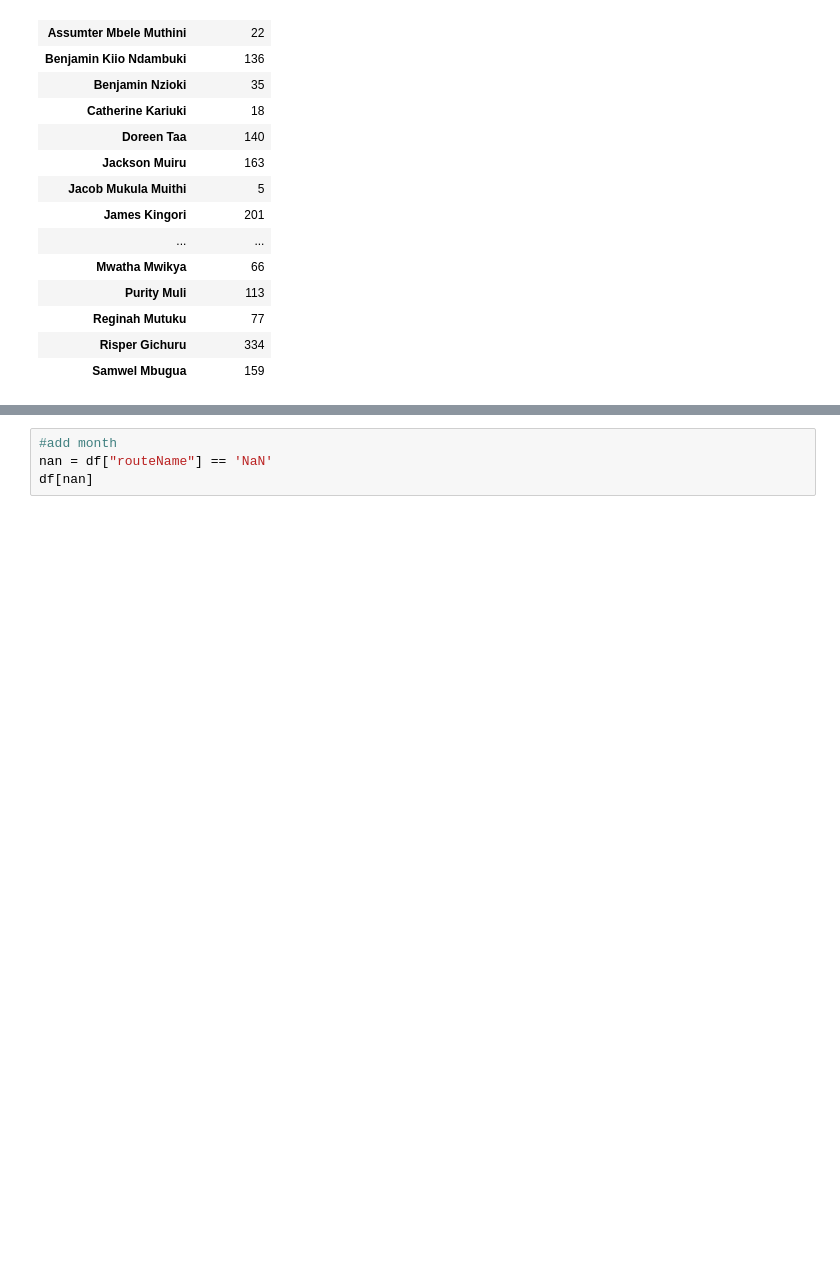
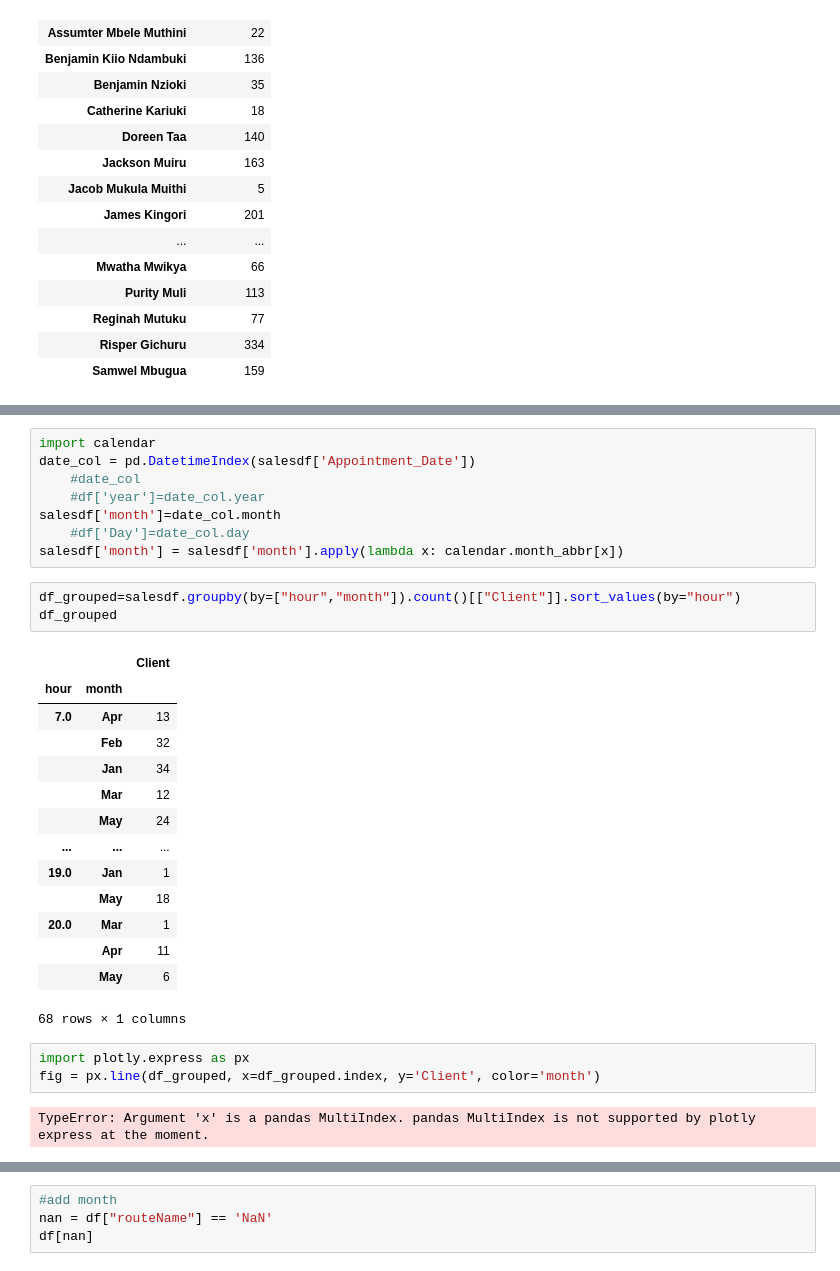
Before and after one commit to bmutisya/SalesDashboard, a Jupyter notebook: Efisales.ipynb, the cells around one changed output, grey strips where cells are left out. Drawn from its saved outputs; the diff is of its cells as text; blank space fills up the shorter version.

```diff
--- a/Efisales.ipynb
+++ b/Efisales.ipynb
@@ -139,0 +191,31 @@ px.bar(jupi,x=jupi.index,y=jupi.clientName,orientation="v",
+# %%
+import calendar
+date_col = pd.DatetimeIndex(salesdf['Appointment_Date'])
+    #date_col
+    #df['year']=date_col.year
+salesdf['month']=date_col.month
+    #df['Day']=date_col.day
+salesdf['month'] = salesdf['month'].apply(lambda x: calendar.month_abbr[x])
+# %%
+df_grouped=salesdf.groupby(by=["hour","month"]).count()[["Client"]].sort_values(by="hour")
+df_grouped
+# %% [output]
+|  |  | Client |
+| hour | month |  |
+| 7.0 | Apr | 13 |
+|  | Feb | 32 |
+|  | Jan | 34 |
+|  | Mar | 12 |
+|  | May | 24 |
+| ... | ... | ... |
+| 19.0 | Jan | 1 |
+|  | May | 18 |
+| 20.0 | Mar | 1 |
+|  | Apr | 11 |
+|  | May | 6 |
+68 rows × 1 columns
+# %%
+import plotly.express as px
+fig = px.line(df_grouped, x=df_grouped.index, y='Client', color='month')
+# %% [output]
+TypeError: Argument 'x' is a pandas MultiIndex. pandas MultiIndex is not supported by plotly express at the moment.
```
Also changed, not shown: parts of 11 cells of this notebook, 2 other files.
